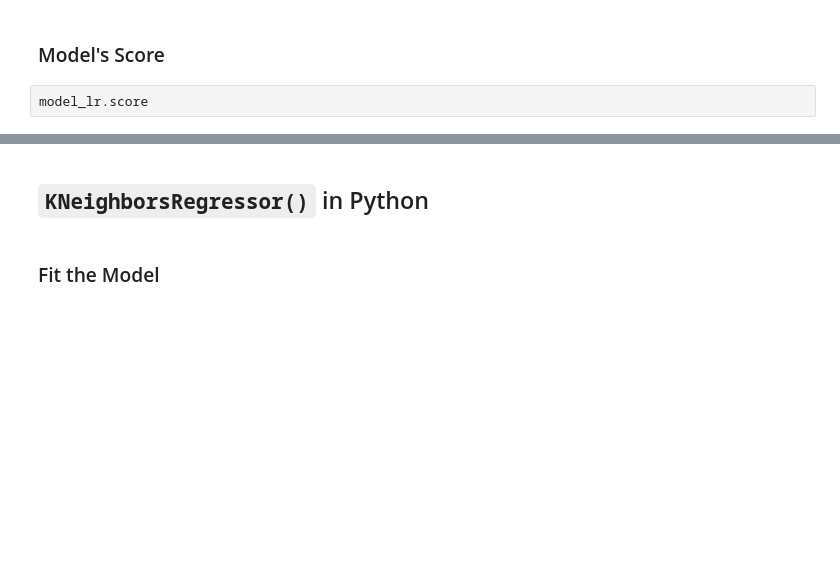
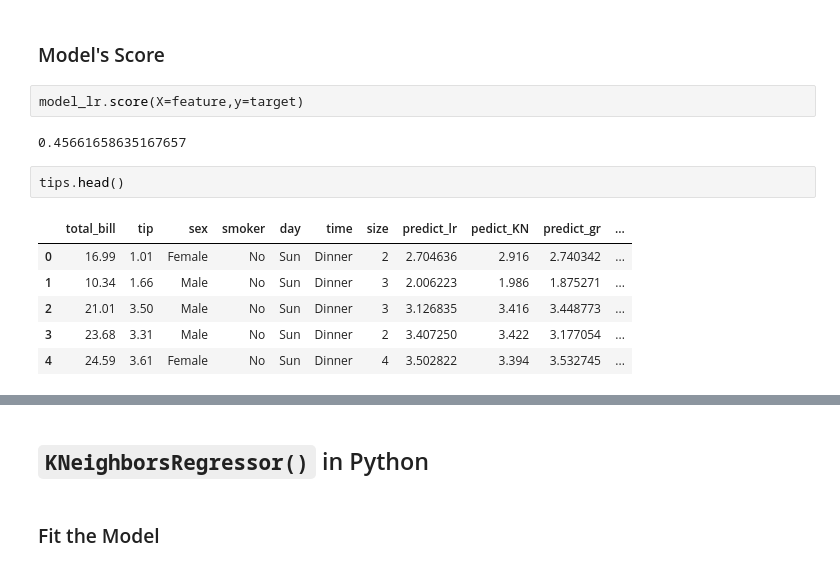
Before and after one commit to toluwabori/resolving-machine-learning-python, a Jupyter notebook: 01_The Linear Regression & Supervised Regression Models/01D_ml-linear-regression_practice_blank.ipynb, the cells around one changed output, grey strips where cells are left out. Drawn from its saved outputs; the diff is of its cells as text; blank space fills up the shorter version.

```diff
--- a/01_The Linear Regression & Supervised Regression Models/01D_ml-linear-regression_practice_blank.ipynb
+++ b/01_The Linear Regression & Supervised Regression Models/01D_ml-linear-regression_practice_blank.ipynb
@@ -75,4 +128,15 @@ model_lr.pre
 # %% [markdown]
 ### Model's Score
 # %%
-model_lr.score
+model_lr.score(X=feature,y=target)
+# %% [output]
+0.45661658635167657
+# %%
+tips.head()
+# %% [output]
+|  | total_bill | tip | sex | smoker | day | time | size | predict_lr | pedict_KN | predict_gr | ... |
+| 0 | 16.99 | 1.01 | Female | No | Sun | Dinner | 2 | 2.704636 | 2.916 | 2.740342 | ... |
+| 1 | 10.34 | 1.66 | Male | No | Sun | Dinner | 3 | 2.006223 | 1.986 | 1.875271 | ... |
+| 2 | 21.01 | 3.50 | Male | No | Sun | Dinner | 3 | 3.126835 | 3.416 | 3.448773 | ... |
+| 3 | 23.68 | 3.31 | Male | No | Sun | Dinner | 2 | 3.407250 | 3.422 | 3.177054 | ... |
+| 4 | 24.59 | 3.61 | Female | No | Sun | Dinner | 4 | 3.502822 | 3.394 | 3.532745 | ... |
```
Also changed, not shown: parts of 35 cells of this notebook, 1 other file.
